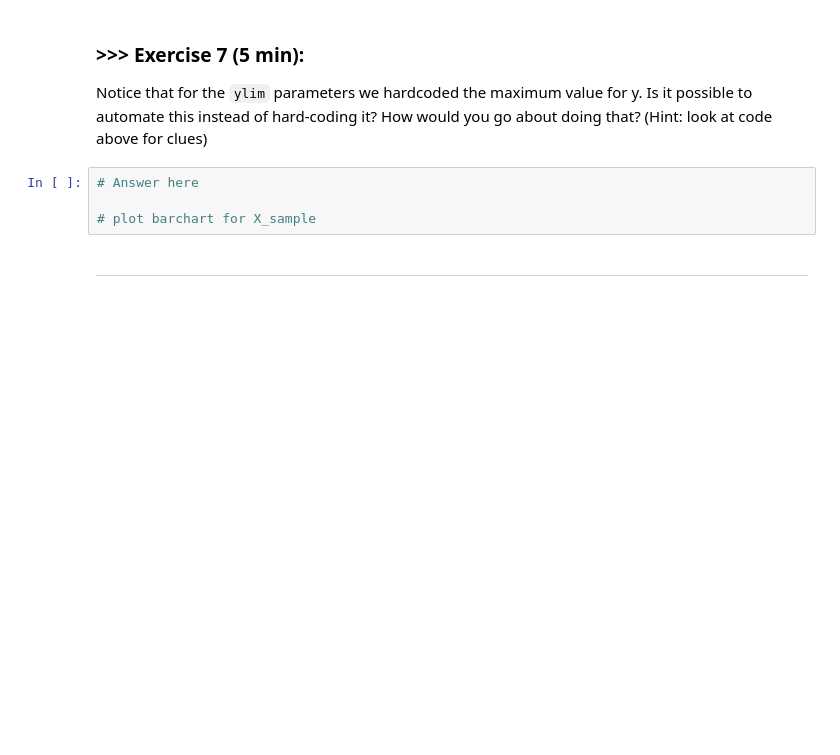
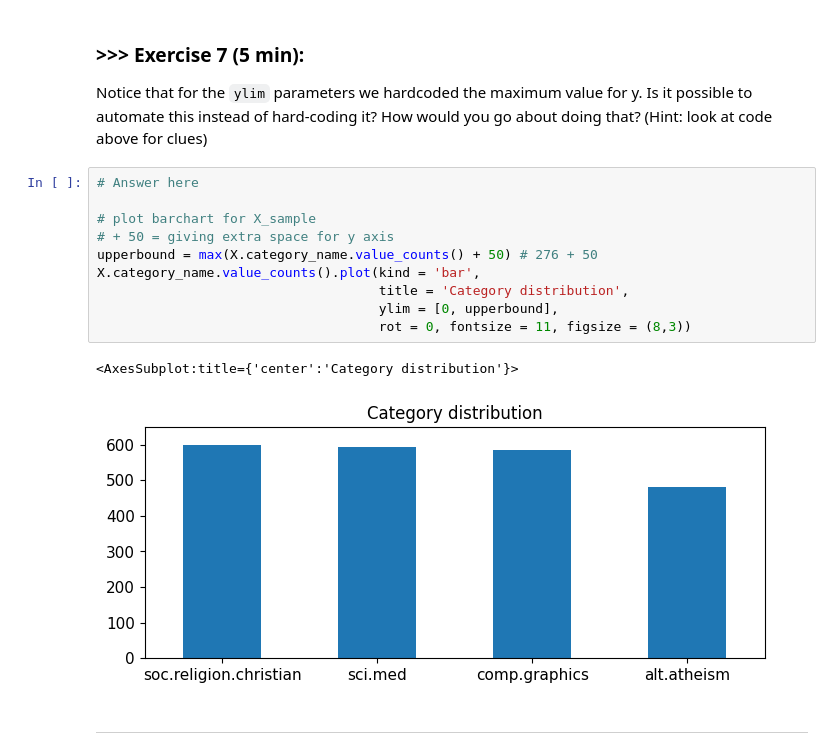
Before and after one commit to Judy-Hsieh/DM2022-Lab1-Master, a Jupyter notebook: DM2022-Lab1-Master.ipynb, the cells around one changed output. Saved outputs shown, nothing was run; the diff lists cells and outputs as text; blank space fills up the shorter version.

```diff
--- a/DM2022-Lab1-Master.ipynb
+++ b/DM2022-Lab1-Master.ipynb
@@ -1140,10 +1218,19 @@
 # %% [markdown]
 ### >>> **Exercise 7 (5 min):**
 Notice that for the `ylim` parameters we hardcoded the maximum value for y. Is it possible to automate this instead of hard-coding it? How would you go about doing that? (Hint: look at code above for clues)
-# %%
-# Answer here
-
-# plot barchart for X_sample
+# %%
+# Answer here
+
+# plot barchart for X_sample
+# + 50 = giving extra space for y axis
+upperbound = max(X.category_name.value_counts() + 50) # 276 + 50
+X.category_name.value_counts().plot(kind = 'bar',
+                                    title = 'Category distribution',
+                                    ylim = [0, upperbound],
+                                    rot = 0, fontsize = 11, figsize = (8,3))
+# %% [output]
+<AxesSubplot:title={'center':'Category distribution'}>
+[figure, added]
 # %% [markdown]
 ---
 # %% [markdown]
```
Also changed, not shown: parts of 47 cells of this notebook.
